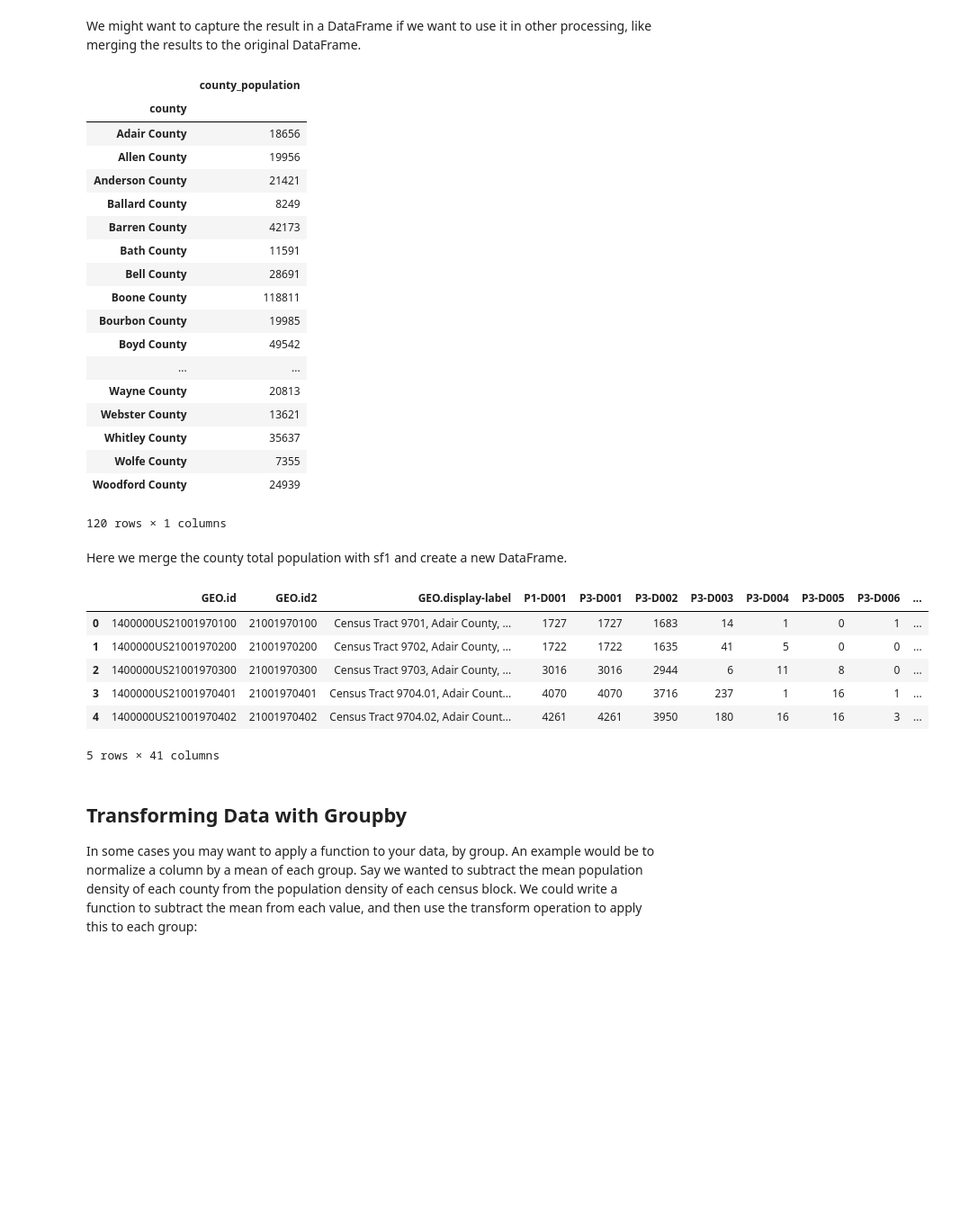
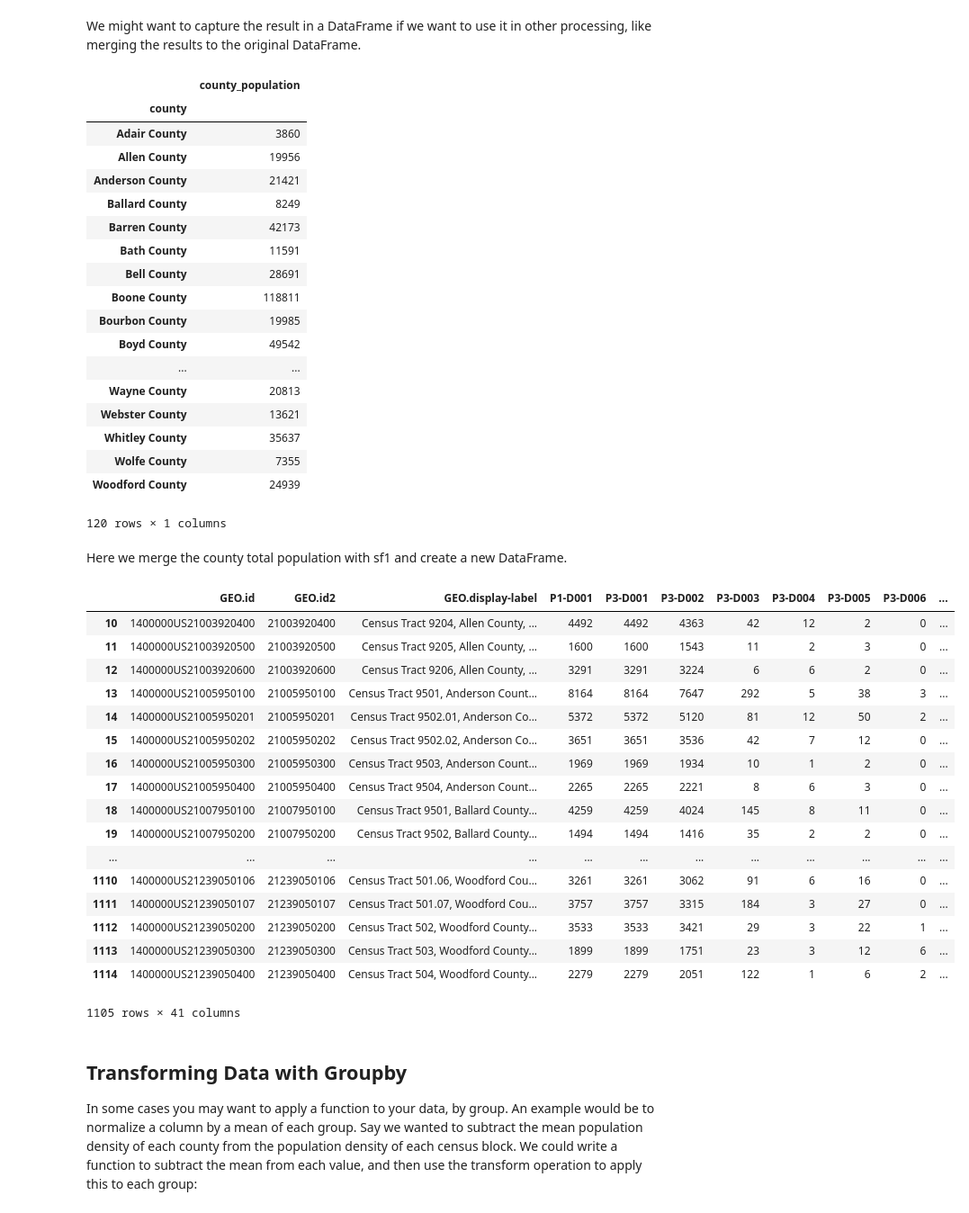
Before and after one commit to FRA228/ce599, a Jupyter notebook: 11-Grouping/groupby.ipynb, the cells around one changed output. Shown: that part at 90% size. Drawn from its saved outputs; the diff is of its cells as text; code cells hidden in the pictures; blank space fills up the shorter version.

```diff
--- a/11-Grouping/groupby.ipynb
+++ b/11-Grouping/groupby.ipynb
@@ -76,6 +76,7 @@ sf1['pct_asian'] = sf1['P3-D005'] / sf1['P3-D001'] * 100
 sf1['pct_white'] = sf1['P3-D002'] / sf1['P3-D001'] * 100
 sf1['pct_hisp'] = sf1['P4-D003'] / sf1['P4-D001'] * 100
 sf1['pct_vacant'] = sf1['H5-D001'] / sf1['H1-D001'] * 100
-sf1[:5]
+sf1 = sf1[5:]
+sf1
 # %% [output]
 |  | GEO.id | GEO.id2 | GEO.display-label | P1-D001 | P3-D001 | P3-D002 | P3-D003 | P3-D004 | P3-D005 | P3-D006 | ... |
@@ -139,7 +171,7 @@ county_pop
 # %% [output]
 |  | county_population |
 | county |  |
-| Adair County | 18656 |
+| Adair County | 3860 |
 | Allen County | 19956 |
 | Anderson County | 21421 |
 | Ballard County | 8249 |
@@ -160,15 +192,26 @@ county_pop
 Here we merge the county total population with sf1 and create a new DataFrame.
 # %%
 sf2 = pd.merge(sf1,county_pop, left_on='county', right_index=True)
-sf2[:5]
+sf2[5:]
 # %% [output]
 |  | GEO.id | GEO.id2 | GEO.display-label | P1-D001 | P3-D001 | P3-D002 | P3-D003 | P3-D004 | P3-D005 | P3-D006 | ... |
-| 0 | 1400000US21001970100 | 21001970100 | Census Tract 9701, Adair County, ... | 1727 | 1727 | 1683 | 14 | 1 | 0 | 1 | ... |
-| 1 | 1400000US21001970200 | 21001970200 | Census Tract 9702, Adair County, ... | 1722 | 1722 | 1635 | 41 | 5 | 0 | 0 | ... |
-| 2 | 1400000US21001970300 | 21001970300 | Census Tract 9703, Adair County, ... | 3016 | 3016 | 2944 | 6 | 11 | 8 | 0 | ... |
-| 3 | 1400000US21001970401 | 21001970401 | Census Tract 9704.01, Adair Count... | 4070 | 4070 | 3716 | 237 | 1 | 16 | 1 | ... |
-| 4 | 1400000US21001970402 | 21001970402 | Census Tract 9704.02, Adair Count... | 4261 | 4261 | 3950 | 180 | 16 | 16 | 3 | ... |
+| 10 | 1400000US21003920400 | 21003920400 | Census Tract 9204, Allen County, ... | 4492 | 4492 | 4363 | 42 | 12 | 2 | 0 | ... |
+| 11 | 1400000US21003920500 | 21003920500 | Census Tract 9205, Allen County, ... | 1600 | 1600 | 1543 | 11 | 2 | 3 | 0 | ... |
+| 12 | 1400000US21003920600 | 21003920600 | Census Tract 9206, Allen County, ... | 3291 | 3291 | 3224 | 6 | 6 | 2 | 0 | ... |
+| 13 | 1400000US21005950100 | 21005950100 | Census Tract 9501, Anderson Count... | 8164 | 8164 | 7647 | 292 | 5 | 38 | 3 | ... |
+| 14 | 1400000US21005950201 | 21005950201 | Census Tract 9502.01, Anderson Co... | 5372 | 5372 | 5120 | 81 | 12 | 50 | 2 | ... |
+| 15 | 1400000US21005950202 | 21005950202 | Census Tract 9502.02, Anderson Co... | 3651 | 3651 | 3536 | 42 | 7 | 12 | 0 | ... |
+| 16 | 1400000US21005950300 | 21005950300 | Census Tract 9503, Anderson Count... | 1969 | 1969 | 1934 | 10 | 1 | 2 | 0 | ... |
+| 17 | 1400000US21005950400 | 21005950400 | Census Tract 9504, Anderson Count... | 2265 | 2265 | 2221 | 8 | 6 | 3 | 0 | ... |
+| 18 | 1400000US21007950100 | 21007950100 | Census Tract 9501, Ballard County... | 4259 | 4259 | 4024 | 145 | 8 | 11 | 0 | ... |
+| 19 | 1400000US21007950200 | 21007950200 | Census Tract 9502, Ballard County... | 1494 | 1494 | 1416 | 35 | 2 | 2 | 0 | ... |
+| ... | ... | ... | ... | ... | ... | ... | ... | ... | ... | ... | ... |
+| 1110 | 1400000US21239050106 | 21239050106 | Census Tract 501.06, Woodford Cou... | 3261 | 3261 | 3062 | 91 | 6 | 16 | 0 | ... |
+| 1111 | 1400000US21239050107 | 21239050107 | Census Tract 501.07, Woodford Cou... | 3757 | 3757 | 3315 | 184 | 3 | 27 | 0 | ... |
+| 1112 | 1400000US21239050200 | 21239050200 | Census Tract 502, Woodford County... | 3533 | 3533 | 3421 | 29 | 3 | 22 | 1 | ... |
+| 1113 | 1400000US21239050300 | 21239050300 | Census Tract 503, Woodford County... | 1899 | 1899 | 1751 | 23 | 3 | 12 | 6 | ... |
+| 1114 | 1400000US21239050400 | 21239050400 | Census Tract 504, Woodford County... | 2279 | 2279 | 2051 | 122 | 1 | 6 | 2 | ... |
-5 rows × 41 columns
+1105 rows × 41 columns
 # %% [markdown]
 ## Transforming Data with Groupby
 
```
Also changed, not shown: parts of 34 cells of this notebook, 1 other file.
